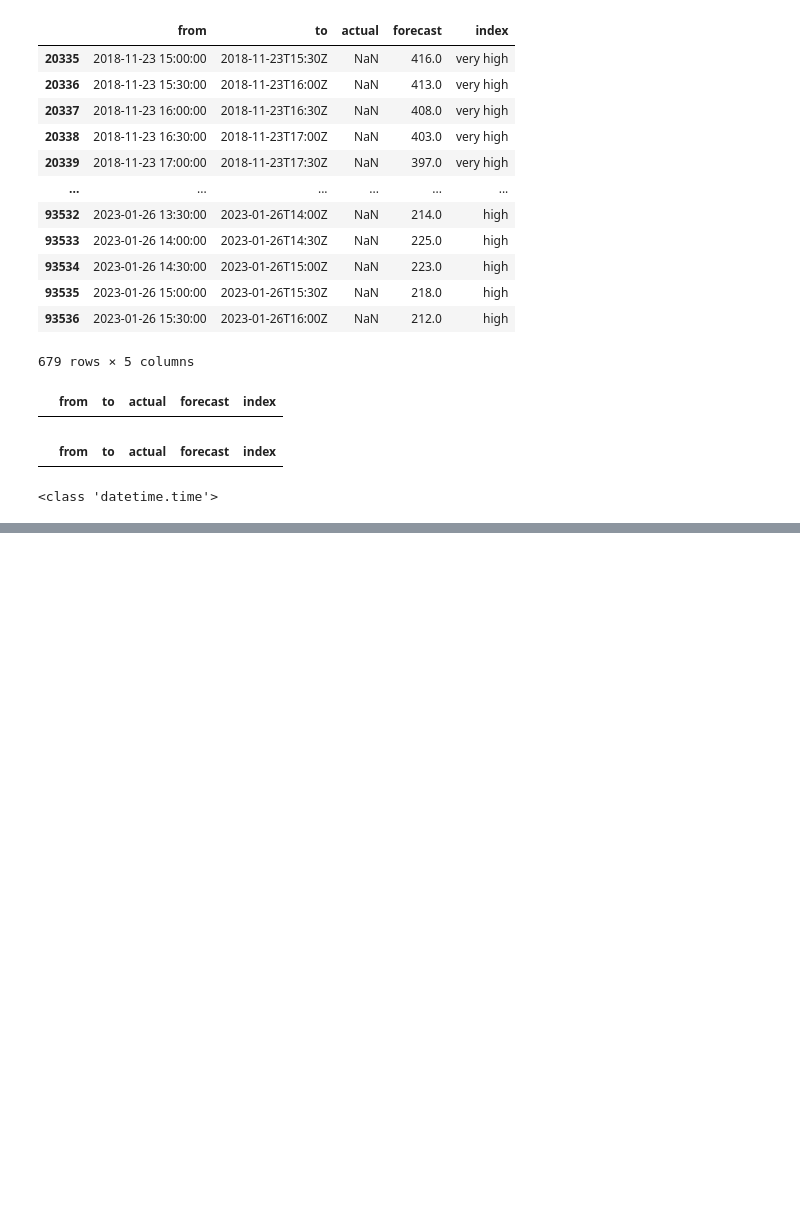
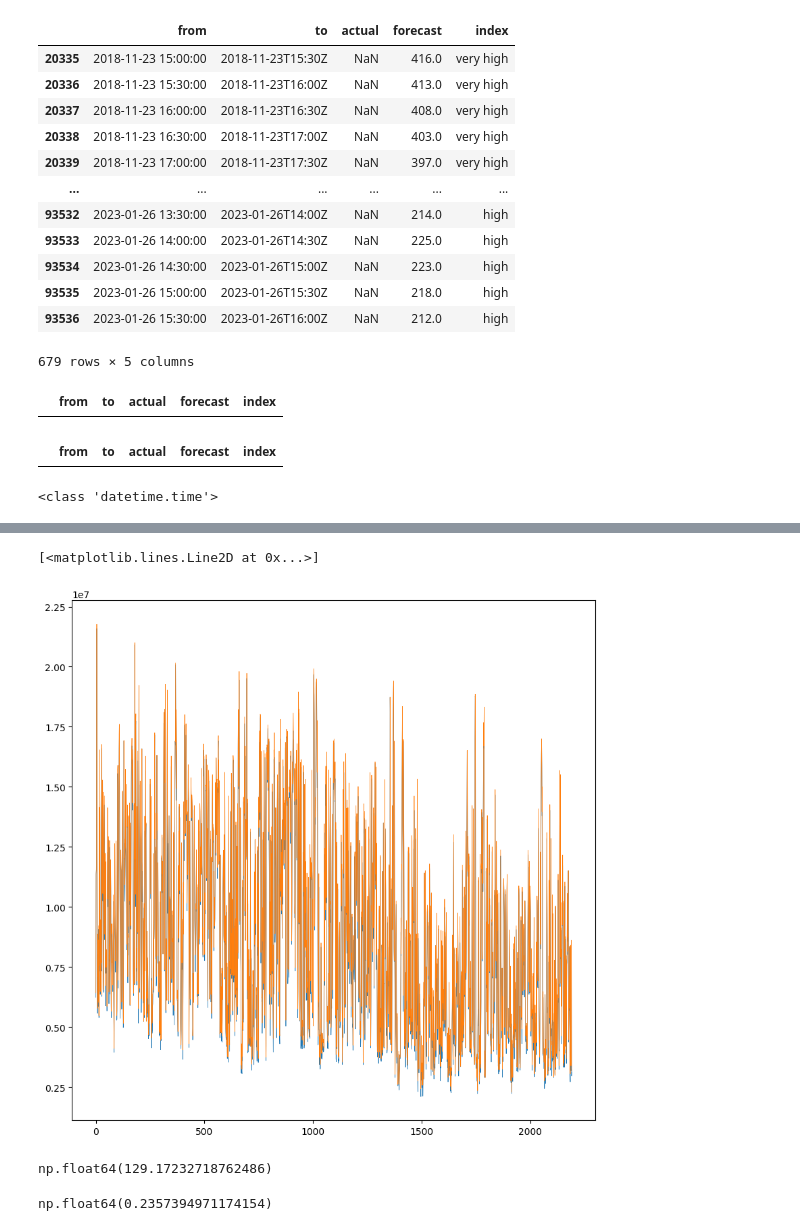
Before and after one commit to sebastianodutola/Optimal_Carbon_Cost, a Jupyter notebook: disorganised code/notebook2.ipynb, the cells around one changed output, grey strips where cells are left out. Saved outputs shown, nothing was run; the diff lists cells and outputs as text; code cells hidden in the pictures; blank space fills up the shorter version.

```diff
--- a/disorganised code/notebook2.ipynb
+++ b/disorganised code/notebook2.ipynb
@@ -178,0 +183,17 @@ carbon intensity type: <class 'numpy.float64'>; energy drawn type: <class 'numpy
+# %%
+plt.figure(figsize=(10,10))
+plt.plot(df_s["C_clair"], linewidth=0.5)
+plt.plot(df_s["C_opt"], linewidth=0.5)
+# %% [output]
+[<matplotlib.lines.Line2D at 0x...>]
+[figure, added]
+# %%
+avg_carbon_intensity_2025 = np.mean(df[(df["from"] > datetime(2025,1,1)) & (df["from"] < datetime(2026,1,1))]["actual"])
+avg_carbon_intensity_2025
+# %% [output]
+np.float64(129.17232718762486)
+# %%
+yearly_carbon_output_of_4w_LED = avg_carbon_intensity_2025 * 5 * 365
+yearly_carbon_output_of_4w_LED / 1_000_000
+# %% [output]
+np.float64(0.2357394971174154)
```
Also changed, not shown: parts of 3 cells of this notebook, 10 other files.
